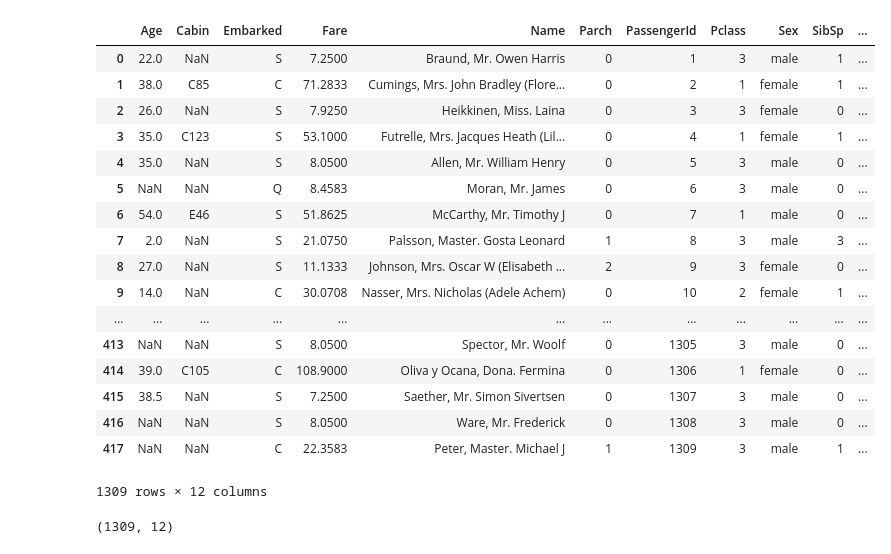
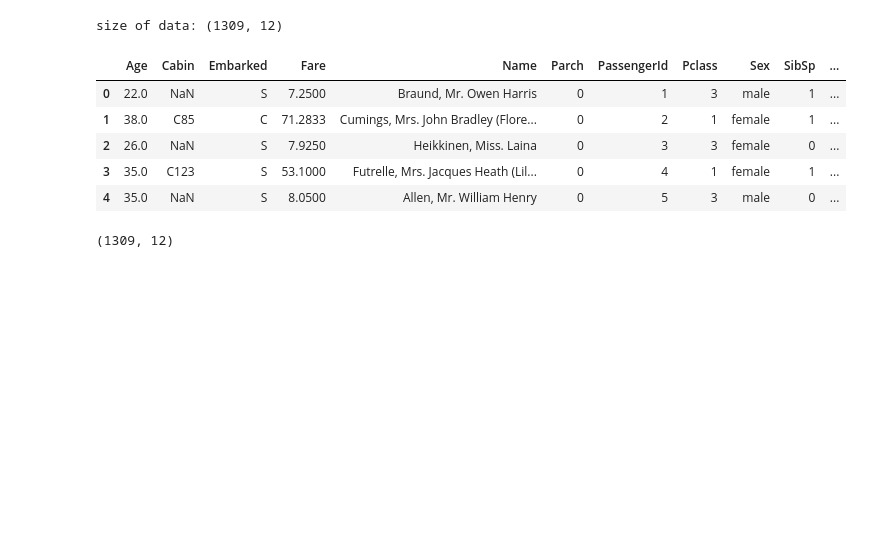
Before and after one commit to MariaRossi/MachineLearning_tasks, a Jupyter notebook: scoring_task/titanic_scoring_task.ipynb, the cells around one changed output. Saved outputs shown, nothing was run; the diff lists cells and outputs as text; code cells hidden in the pictures; blank space fills up the shorter version.

Commit message:
Change in format of printing

```diff
--- a/scoring_task/titanic_scoring_task.ipynb
+++ b/scoring_task/titanic_scoring_task.ipynb
@@ -18,31 +18,22 @@ from sklearn import ensemble
 # %%
 # read data
 df_train=pd.read_csv("data/train.csv")
 df_test=pd.read_csv("data/test.csv")
 
 # concatenate data to clean the data and do feature engineering
 frames=[df_train,df_test]
 df=pd.concat(frames)
-df
+
+print('size of data: '+str(df.shape))
+df.head()
 # %% [output]
+size of data: (1309, 12)
 |  | Age | Cabin | Embarked | Fare | Name | Parch | PassengerId | Pclass | Sex | SibSp | ... |
 | 0 | 22.0 | NaN | S | 7.2500 | Braund, Mr. Owen Harris | 0 | 1 | 3 | male | 1 | ... |
 | 1 | 38.0 | C85 | C | 71.2833 | Cumings, Mrs. John Bradley (Flore... | 0 | 2 | 1 | female | 1 | ... |
 | 2 | 26.0 | NaN | S | 7.9250 | Heikkinen, Miss. Laina | 0 | 3 | 3 | female | 0 | ... |
 | 3 | 35.0 | C123 | S | 53.1000 | Futrelle, Mrs. Jacques Heath (Lil... | 0 | 4 | 1 | female | 1 | ... |
 | 4 | 35.0 | NaN | S | 8.0500 | Allen, Mr. William Henry | 0 | 5 | 3 | male | 0 | ... |
-| 5 | NaN | NaN | Q | 8.4583 | Moran, Mr. James | 0 | 6 | 3 | male | 0 | ... |
-| 6 | 54.0 | E46 | S | 51.8625 | McCarthy, Mr. Timothy J | 0 | 7 | 1 | male | 0 | ... |
-| 7 | 2.0 | NaN | S | 21.0750 | Palsson, Master. Gosta Leonard | 1 | 8 | 3 | male | 3 | ... |
-| 8 | 27.0 | NaN | S | 11.1333 | Johnson, Mrs. Oscar W (Elisabeth ... | 2 | 9 | 3 | female | 0 | ... |
-| 9 | 14.0 | NaN | C | 30.0708 | Nasser, Mrs. Nicholas (Adele Achem) | 0 | 10 | 2 | female | 1 | ... |
-| ... | ... | ... | ... | ... | ... | ... | ... | ... | ... | ... | ... |
-| 413 | NaN | NaN | S | 8.0500 | Spector, Mr. Woolf | 0 | 1305 | 3 | male | 0 | ... |
-| 414 | 39.0 | C105 | C | 108.9000 | Oliva y Ocana, Dona. Fermina | 0 | 1306 | 1 | female | 0 | ... |
-| 415 | 38.5 | NaN | S | 7.2500 | Saether, Mr. Simon Sivertsen | 0 | 1307 | 3 | male | 0 | ... |
-| 416 | NaN | NaN | S | 8.0500 | Ware, Mr. Frederick | 0 | 1308 | 3 | male | 0 | ... |
-| 417 | NaN | NaN | C | 22.3583 | Peter, Master. Michael J | 1 | 1309 | 3 | male | 1 | ... |
-1309 rows × 12 columns
 # %%
 # search for duplicates (if found they are removed)
 df = df.drop_duplicates()
```
Also changed, not shown: parts of 3 cells of this notebook.
